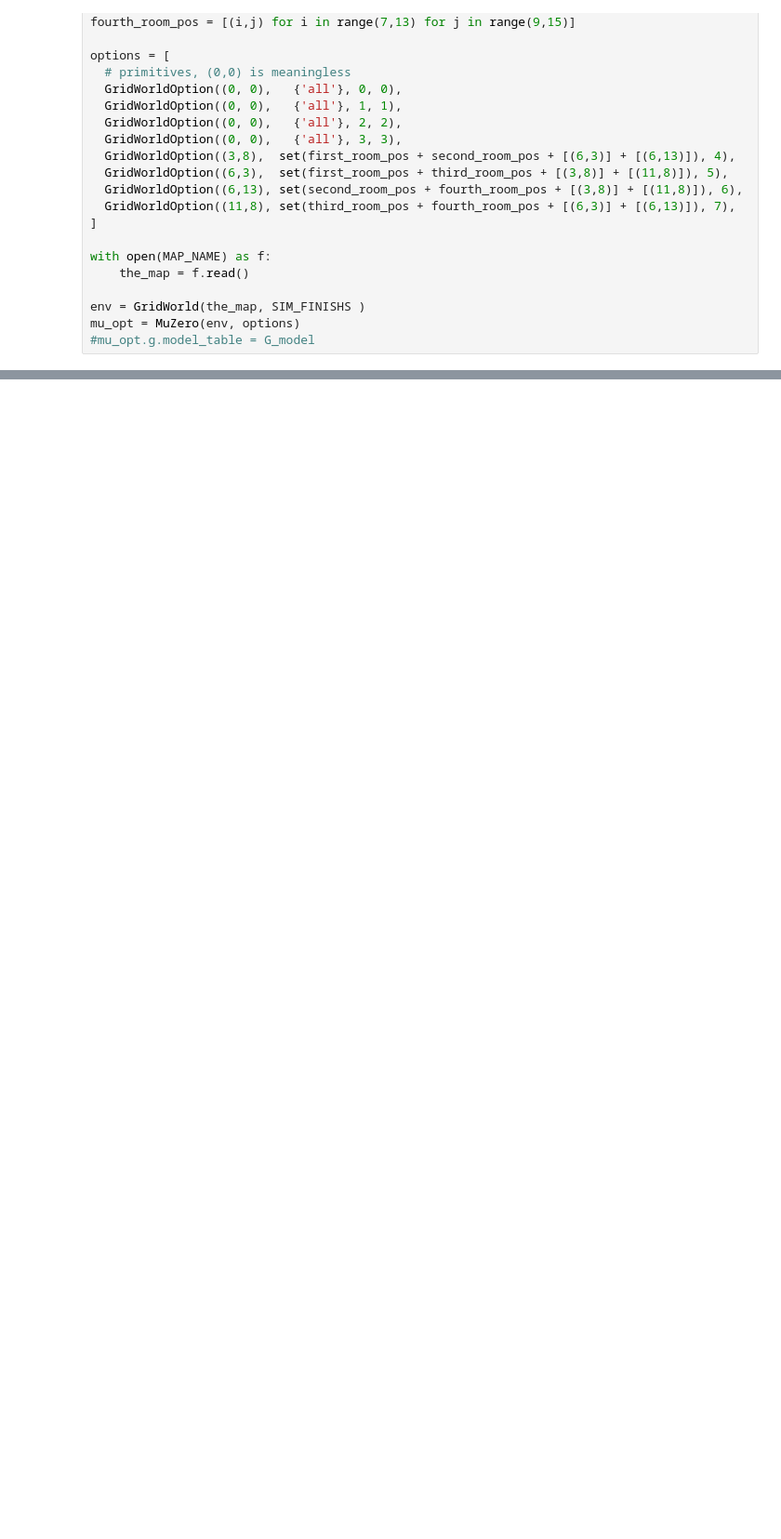
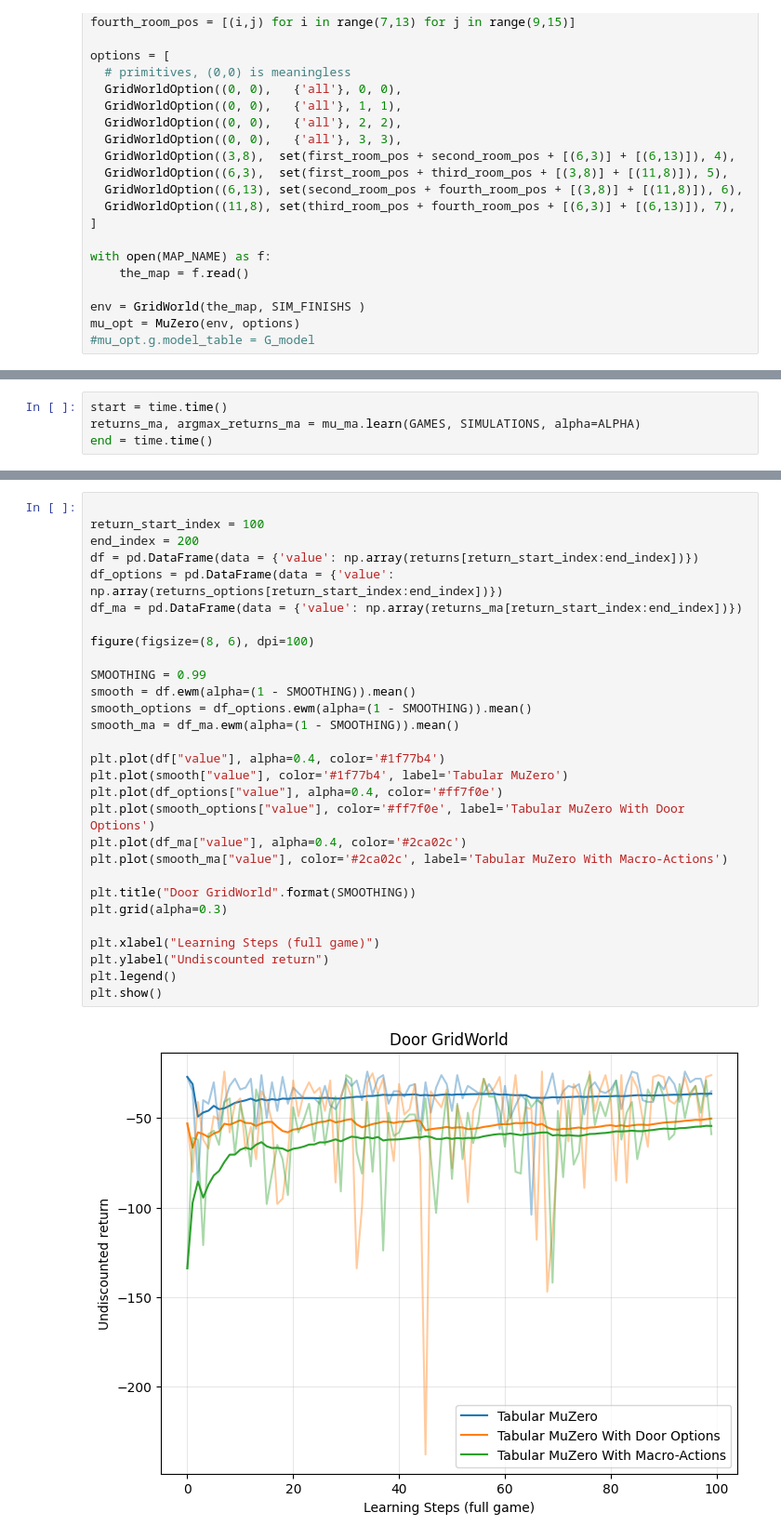
Before and after one commit to otaviojacobi/tcc, a Jupyter notebook: muzero-options/learn.ipynb, the cells around one changed output, grey strips where cells are left out. Shown at 93% size. Cells and saved outputs as stored; diff of their text form; blank space fills up the shorter version.

```diff
--- a/muzero-options/learn.ipynb
+++ b/muzero-options/learn.ipynb
@@ -514,0 +300,4 @@ mcts.run_sim(1000)
+# %%
+start = time.time()
+returns_ma, argmax_returns_ma = mu_ma.learn(GAMES, SIMULATIONS, alpha=ALPHA)
+end = time.time()
@@ -514,0 +347,31 @@ mcts.run_sim(1000)
+# %%
+
+return_start_index = 100
+end_index = 200
+df = pd.DataFrame(data = {'value': np.array(returns[return_start_index:end_index])})
+df_options = pd.DataFrame(data = {'value': np.array(returns_options[return_start_index:end_index])})
+df_ma = pd.DataFrame(data = {'value': np.array(returns_ma[return_start_index:end_index])})
+
+figure(figsize=(8, 6), dpi=100)
+
+SMOOTHING = 0.99
+smooth = df.ewm(alpha=(1 - SMOOTHING)).mean()
+smooth_options = df_options.ewm(alpha=(1 - SMOOTHING)).mean()
+smooth_ma = df_ma.ewm(alpha=(1 - SMOOTHING)).mean()
+
+plt.plot(df["value"], alpha=0.4, color='#1f77b4')
+plt.plot(smooth["value"], color='#1f77b4', label='Tabular MuZero')
+plt.plot(df_options["value"], alpha=0.4, color='#ff7f0e')
+plt.plot(smooth_options["value"], color='#ff7f0e', label='Tabular MuZero With Door Options')
+plt.plot(df_ma["value"], alpha=0.4, color='#2ca02c')
+plt.plot(smooth_ma["value"], color='#2ca02c', label='Tabular MuZero With Macro-Actions')
+
+plt.title("Door GridWorld".format(SMOOTHING))
+plt.grid(alpha=0.3)
+
+plt.xlabel("Learning Steps (full game)")
+plt.ylabel("Undiscounted return")
+plt.legend()
+plt.show()
+# %% [output]
+[figure, added]
```
Also changed, not shown: parts of 36 cells of this notebook, 13 other files.
